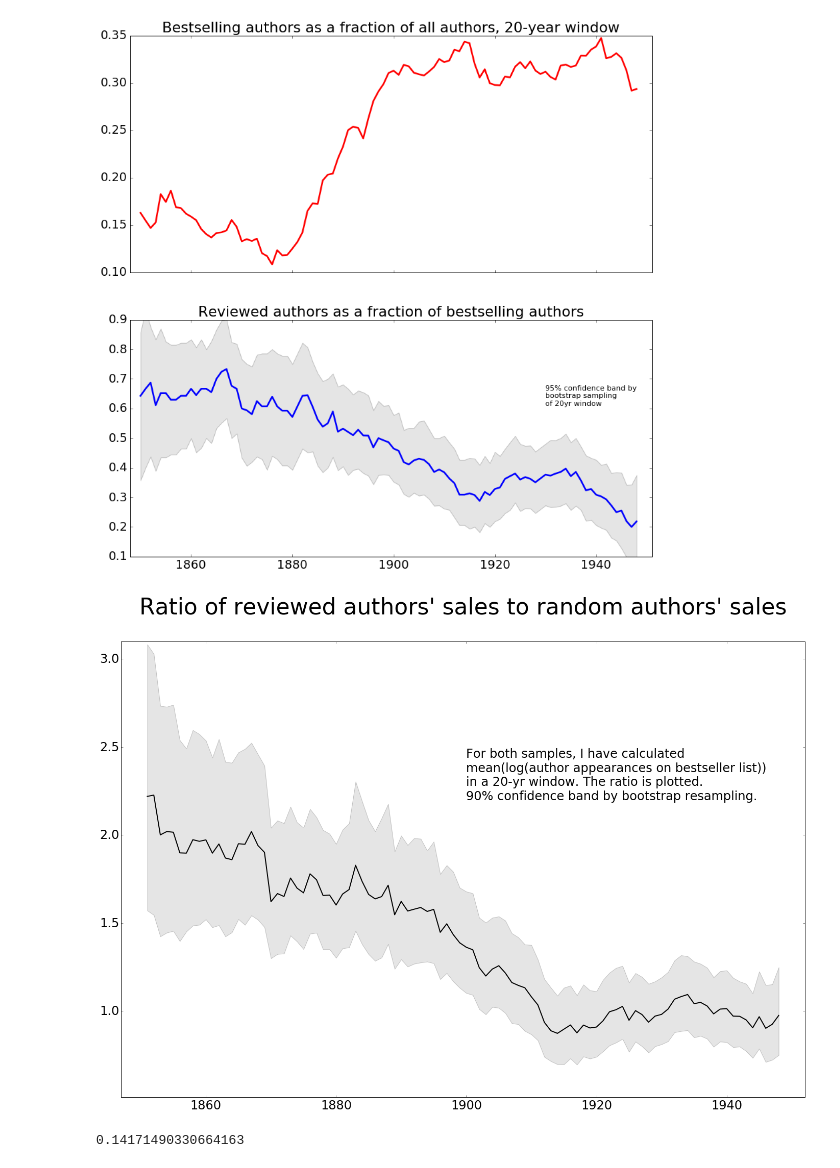
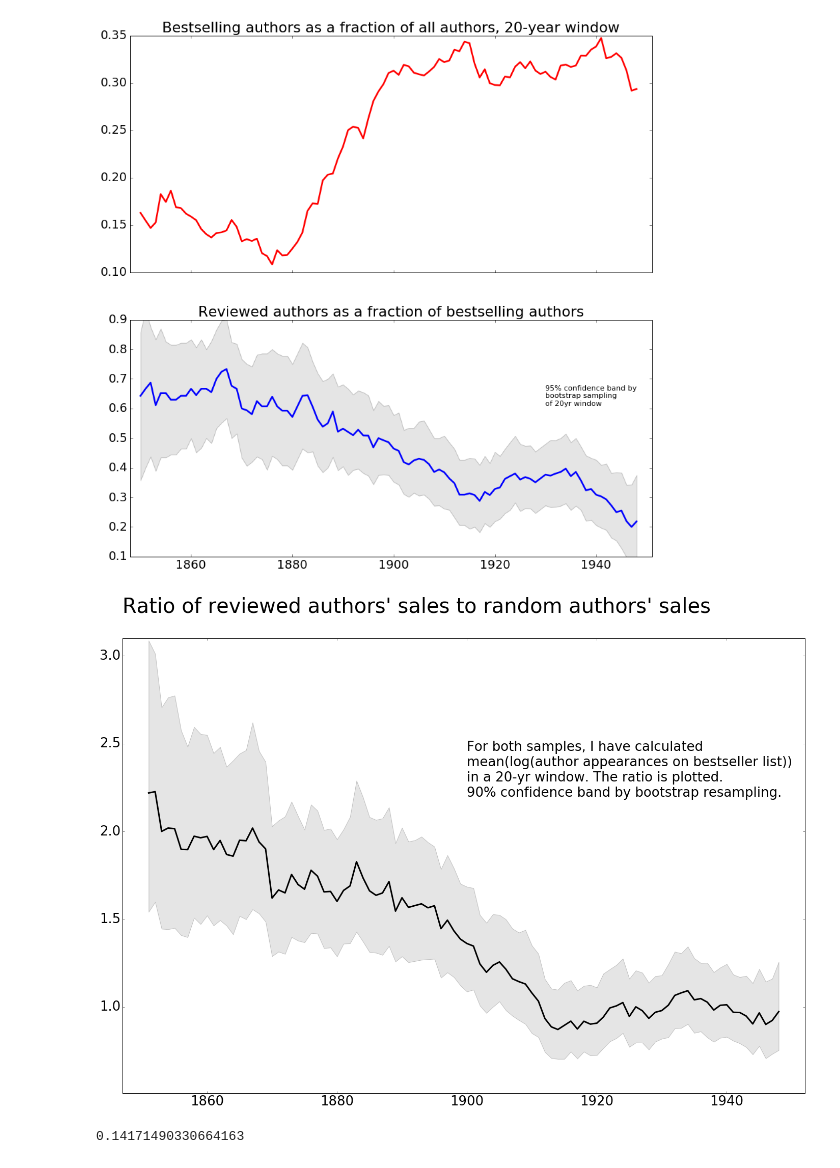
Before and after one commit to tedunderwood/horizon, a Jupyter notebook: chapter3/salesdata/other_visualizations.ipynb, the cells around one changed output. Drawn from its saved outputs; the diff is of its cells as text; code cells hidden in the pictures.

```diff
--- a/chapter3/salesdata/other_visualizations.ipynb
+++ b/chapter3/salesdata/other_visualizations.ipynb
@@ -136,38 +136,38 @@ for i in range(1851, 1949):
     ceiling = i + 10
     timeslice = authordata[(authordata.midcareer >= floor) & (authordata.midcareer < ceiling)]
     reviewed = timeslice.posterior[timeslice.binaryreview == 1].copy()
     notreviewed = timeslice.posterior[timeslice.binaryreview == 0].copy()
     averageforreviewed = np.mean(reviewed)
     averagefornot = np.mean(notreviewed)
     dfdict['year'].append(i)
     dfdict['rev'].append(averageforreviewed)
     dfdict['notrev'].append(averagefornot)
     dfdict['ratio'].append(averageforreviewed / averagefornot)
     sampleratios = []
     for i in range(1000):
         samplerev = np.random.choice(reviewed, replace = True,
                          size = len(reviewed))
         samplenot = np.random.choice(notreviewed, replace = True,
                                     size = len(notreviewed))
         sampleratios.append(np.mean(samplerev) / np.mean(samplenot))
     sampleratios = sorted(sampleratios)
     dfdict['ratiomax'].append(sampleratios[950])
     dfdict['ratiomin'].append(sampleratios[49])
 df = pd.DataFrame(dfdict)
 # Two subplots, sharing the X axis
 fig, ax = plt.subplots(figsize = (24,16))
 for item in ([ax.xaxis.label, ax.yaxis.label] + ax.get_xticklabels() + ax.get_yticklabels()):
-    item.set_fontsize(24)
-ax.set_title("Ratio of reviewed authors' sales to random authors' sales\n", fontsize = 44)
-ax.plot(df.year, df.ratio, linewidth = 2, color = 'black')
+    item.set_fontsize(26)
+ax.set_title("Ratio of reviewed authors' sales to random authors' sales\n", fontsize = 40, loc = 'left')
+ax.plot(df.year, df.ratio, linewidth = 3, color = 'black')
 ax.fill_between(df.year, df.ratiomin, df.ratiomax, facecolor='gray', alpha=0.2)
-ax.text(1900, 2.2, 'For both samples, I have calculated\nmean(log(author appearances on bestseller list))\nin a 20-yr window. The ratio is plotted.\n90% confidence band by bootstrap resampling.', fontsize = 24)
+ax.text(1900, 2.2, 'For both samples, I have calculated\nmean(log(author appearances on bestseller list))\nin a 20-yr window. The ratio is plotted.\n90% confidence band by bootstrap resampling.', fontsize = 26)
 ax.set_ylim(0.51, 3.1)
 ax.set_xlim(1847,1952)
 fig.savefig('../images/authorsalesratio.png', bbox_inches='tight')
 plt.show()
 # %% [output]
-[figure, old version]
+[figure, new version]
 # %%
 import math
 math.pow(np.mean(authordata.posterior), 2.71828)
```
